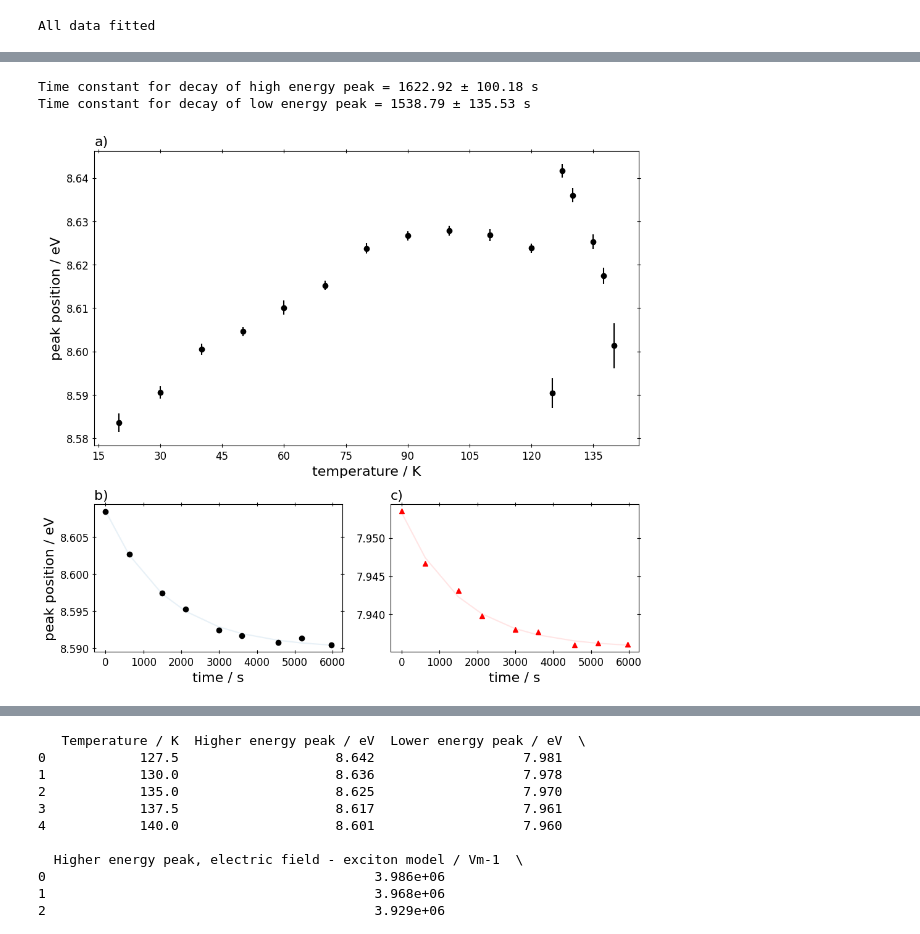
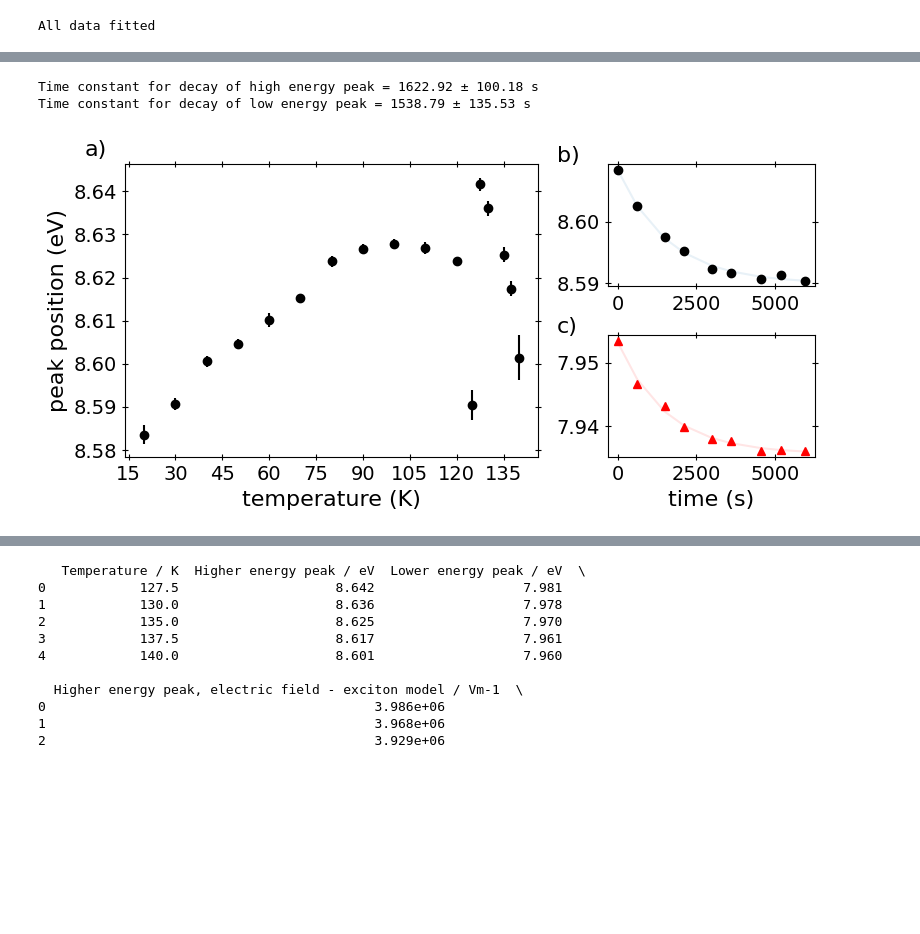
Before and after one commit to cassidy-andrew/VUV_water_spont, a Jupyter notebook: water_spont_paper.ipynb, the cells around one changed output, grey strips where cells are left out. Saved outputs shown, nothing was run; the diff lists cells and outputs as text; code cells hidden in the pictures; blank space fills up the shorter version.

```diff
--- a/water_spont_paper.ipynb
+++ b/water_spont_paper.ipynb
@@ -269,55 +265,59 @@ print(f"Time constant for decay of low energy peak = {round(tau2, 2)} ± {round(
 ### Create a figure with a custom grid layout
 ### ------------------
 
-fig = plt.figure(figsize=(10, 12))
-gs = GridSpec(3, 2, height_ratios=[2, 1, 1], width_ratios=[1, 1])
+fig = plt.figure(figsize=(8, 4))
+gs = GridSpec(2, 2, height_ratios=[1, 1], width_ratios=[2, 1])
 
 # Panel 1: Temperature-dependent data (spans the top row)
-ax1 = fig.add_subplot(gs[0, :])
+
+ax1 = fig.add_subplot(gs[:, 0])
 ax1.errorbar(filtered_temp_dep_pos_df['Temperature_K'], filtered_temp_dep_pos_df['8_5eV_peak_eV'], yerr=filtered_temp_dep_pos_df['8_5eV_err'], fmt='o', color='black', label='8.5 eV')
-ax1.set_xlabel('temperature / K', fontsize=16)
-ax1.set_ylabel('peak position / eV', fontsize=16)
-ax1.set_title('a)', loc='left', fontsize=16)
+ax1.set_xlabel('temperature (K)', fontsize=16)
+ax1.set_ylabel('peak position (eV)', fontsize=16)
+ax1.set_title('a)', loc='left', fontsize=16, x = -0.1)
 ax1.yaxis.set_tick_params(right=True, labelright=False)
-ax1.tick_params(axis='y', which='both', length=5, labelsize=12, direction='inout')
+ax1.tick_params(axis='y', which='both', length=5, labelsize=14, direction='inout')
 ax1.xaxis.set_ticks_position('both')
-ax1.tick_params(axis='x', which='both', length=5, labelsize=12, direction='inout')
+ax1.tick_params(axis='x', which='both', length=5, labelsize=14, direction='inout')
 ax1.xaxis.set_major_locator(MultipleLocator(15))
 
 # Panel 2: Time-dependent data (left bottom)
-ax3 = fig.add_subplot(gs[1, 0])
+#ax3 = fig.add_subplot(gs[1, 0])
+ax3 = fig.add_subplot(gs[0, 1])
 ax3.errorbar(x_data, y_data1, fmt='o', color='black', label='8.6 eV')
 ax3.plot(x_data, y_fit1, alpha = 0.1)
-ax3.set_xlabel('time / s',  fontsize=16)
-ax3.set_ylabel('peak position / eV',  fontsize=16)
-ax3.set_title('b)', loc='left', fontsize=16)
+#ax3.set_xlabel('time (s)',  fontsize=16)
+#ax3.set_ylabel('peak position (eV)',  fontsize=14)
+ax3.set_title('b)', loc='left', fontsize=16,x = -0.25, y = 0.95)
 ax3.yaxis.set_tick_params(right=True, labelright=False)
-ax3.tick_params(axis='y', which='both', length=5, labelsize=12, direction='inout')
+ax3.tick_params(axis='y', which='both', length=5, labelsize=14, direction='inout')
 ax3.xaxis.set_ticks_position('both')
-ax3.tick_params(axis='x', which='both', length=5, labelsize=12, direction='inout')
+ax3.tick_params(axis='x', which='both', length=5, labelsize=14, direction='inout')
 
 # Panel 3: Additional plot (right bottom)
 ax5 = fig.add_subplot(gs[1, 1])
 ax5.errorbar(x_data, y_data2, fmt='^', color='red', label='8 eV')
 ax5.plot(x_data, y_fit2,'r', alpha = 0.1)
-ax5.set_xlabel('time / s', fontsize=16)
-#ax5.set_ylabel('peak position / eV', fontsize=16)
-ax5.set_title('c)', loc='left', fontsize=16)
+ax5.set_xlabel('time (s)', fontsize=16)
+#ax5.set_ylabel('peak position / eV', fontsize=14)
+ax5.set_title('c)', loc='left', fontsize=16,x = -0.25, y =0.95)
 ax5.yaxis.set_tick_params(right=True, labelright=False)
-ax5.tick_params(axis='y', which='both', length=5, labelsize=12, direction='inout')
+ax5.tick_params(axis='y', which='both', length=5, labelsize=14, direction='inout')
 ax5.xaxis.set_ticks_position('both')
-ax5.tick_params(axis='x', which='both', length=5, labelsize=12, direction='inout')
+ax5.tick_params(axis='x', which='both', length=5, labelsize=14, direction='inout')
 
 # Adjust layout to add space between the panels
 plt.tight_layout()
-plt.subplots_adjust(hspace=0.3)  # Increase the space between the panels
+plt.subplots_adjust(hspace=0.4)  # Increase the space between the panels
 
 # Save the figure as a PNG file
-fig.savefig('Figure_2.png', format='png')
+#fig.tight_layout()
+fig.savefig('Figure_2.png',dpi = 600, bbox_inches='tight' ,format='png')
+fig.savefig('Figure_2.svg',dpi = 600, bbox_inches='tight', format='svg')
 
 # Show the plot
 plt.show()
 # %% [output]
 Time constant for decay of high energy peak = 1622.92 ± 100.18 s
 Time constant for decay of low energy peak = 1538.79 ± 135.53 s
-[figure, old version]
+[figure, new version]
```
Also changed, not shown: parts of 25 cells of this notebook, 13 other files.
